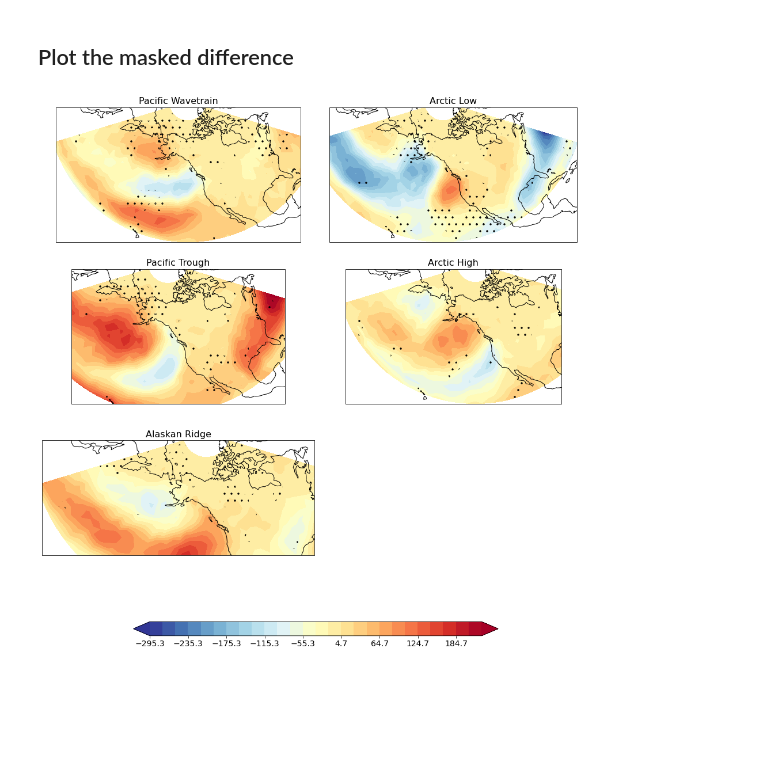
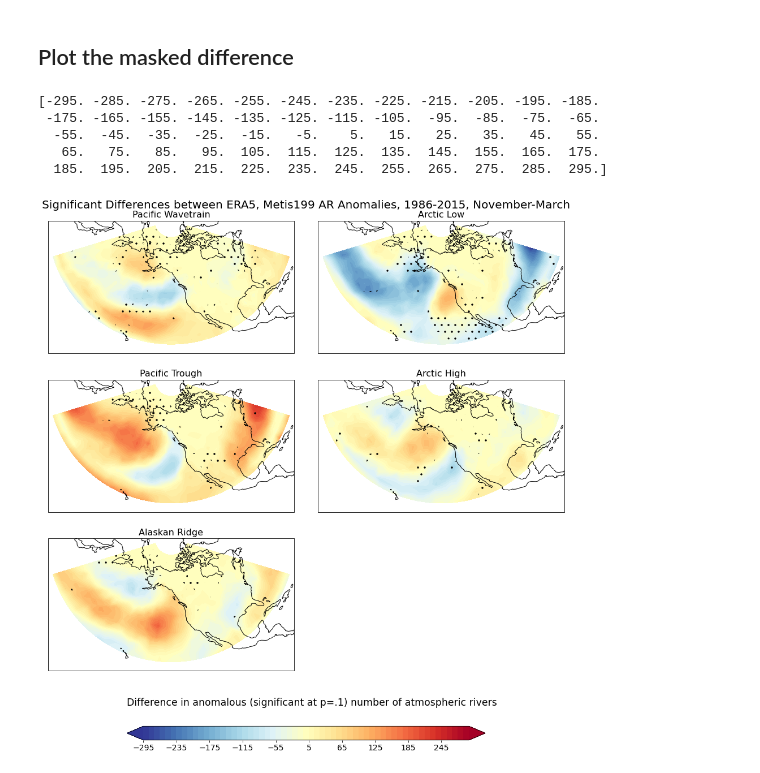
Before and after one commit to mkorendyke/CLIM680, a Jupyter notebook: AR_anom_diffs.ipynb, the cells around one changed output. Cells and saved outputs as stored; diff of their text form; code cells hidden in the pictures; blank space fills up the shorter version.

Commit message:
Fixes AR anomaly differences and significance figure

```diff
--- a/AR_anom_diffs.ipynb
+++ b/AR_anom_diffs.ipynb
@@ -112,33 +112,45 @@ cm = 225
 minlon = -70 + cm
 maxlon = 80 + cm
 
-clevs = np.arange(min(ds_diff.river_anoms.values.flatten()), max(ds_diff.river_anoms.values.flatten()),20)
+clevs = np.arange(np.round(min(ds_diff.river_anoms.values.flatten())), -np.round(min(ds_diff.river_anoms.values.flatten())) + 10,10)
+print(clevs)
 
 data_crs = ccrs.PlateCarree(central_longitude=cm)
 proj = ccrs.NorthPolarStereo(central_longitude=cm)
 #proj = ccrs.PlateCarree(central_longitude=cm)
 fig,axs=plt.subplots(3,2,subplot_kw={'projection':proj},figsize=(22,17))
 
 for i,ax in enumerate(axs.flatten()):
-    #ax.set_extent(extent)
+    ax.set_extent((minlon+15,maxlon-25,10,90))
     if (i < 5):
         cs=ax.contourf(ds_diff['lon'],ds_diff['lat'],
                        ds_diff.river_anoms[i] + 1e-100,clevs,
                        transform=ccrs.PlateCarree(),
                        cmap='RdYlBu_r', extend='both')
         cs2=ax.contourf(ds_diff['lon'],ds_diff['lat'],
                    da_mask[i] + 1e-100,[0,1],colors='None',
                    transform=ccrs.PlateCarree(),hatches=['.',''],extend='both',alpha=0)
         ax.clabel(cs2,fmt='%2d')
         ax.set_title(era_regimes[i],fontdict={'fontsize':16})
         #ax.gridlines()
         ax.coastlines()
 fig.delaxes(axs.flatten()[5])
 
 fig.subplots_adjust(bottom=0.3, top=0.95, left=0.2, right=0.8,
                     wspace=0.01, hspace=0.2)
 cbar_ax = fig.add_axes([0.3, 0.2, 0.4, 0.02])
 cbar=fig.colorbar(cs, cax=cbar_ax,orientation='horizontal')
 cbar.ax.tick_params(labelsize=14)
+
+plt.figtext(.3,.25,'Difference in anomalous (significant at p=.1) number of atmospheric rivers',
+                    fontsize='xx-large')
+
+plt.suptitle('Significant Differences between ERA5, Metis199 AR Anomalies, 1986-2015, November-March', fontsize=20)
+plt.savefig(f_out)
 # %% [output]
+[-295. -285. -275. -265. -255. -245. -235. -225. -215. -205. -195. -185.
+ -175. -165. -155. -145. -135. -125. -115. -105.  -95.  -85.  -75.  -65.
+  -55.  -45.  -35.  -25.  -15.   -5.    5.   15.   25.   35.   45.   55.
+   65.   75.   85.   95.  105.  115.  125.  135.  145.  155.  165.  175.
+  185.  195.  205.  215.  225.  235.  245.  255.  265.  275.  285.  295.]
-[figure, old version]
+[figure, new version]
```
Also changed, not shown: 1 other file.
